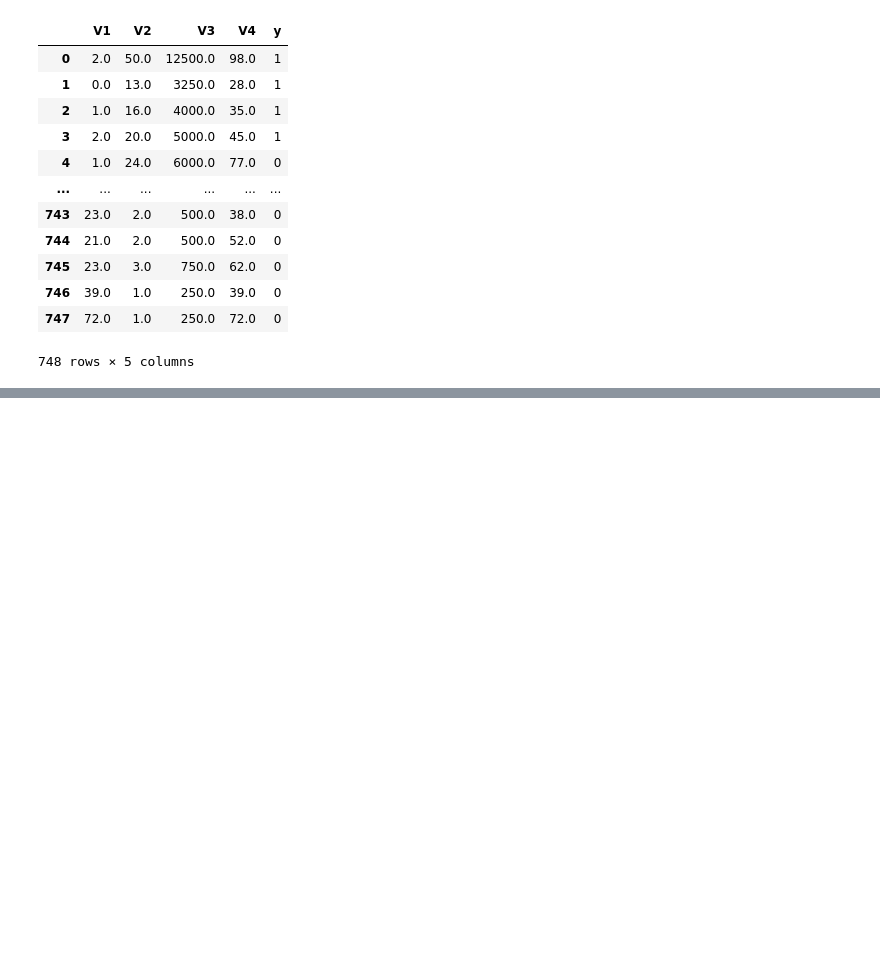
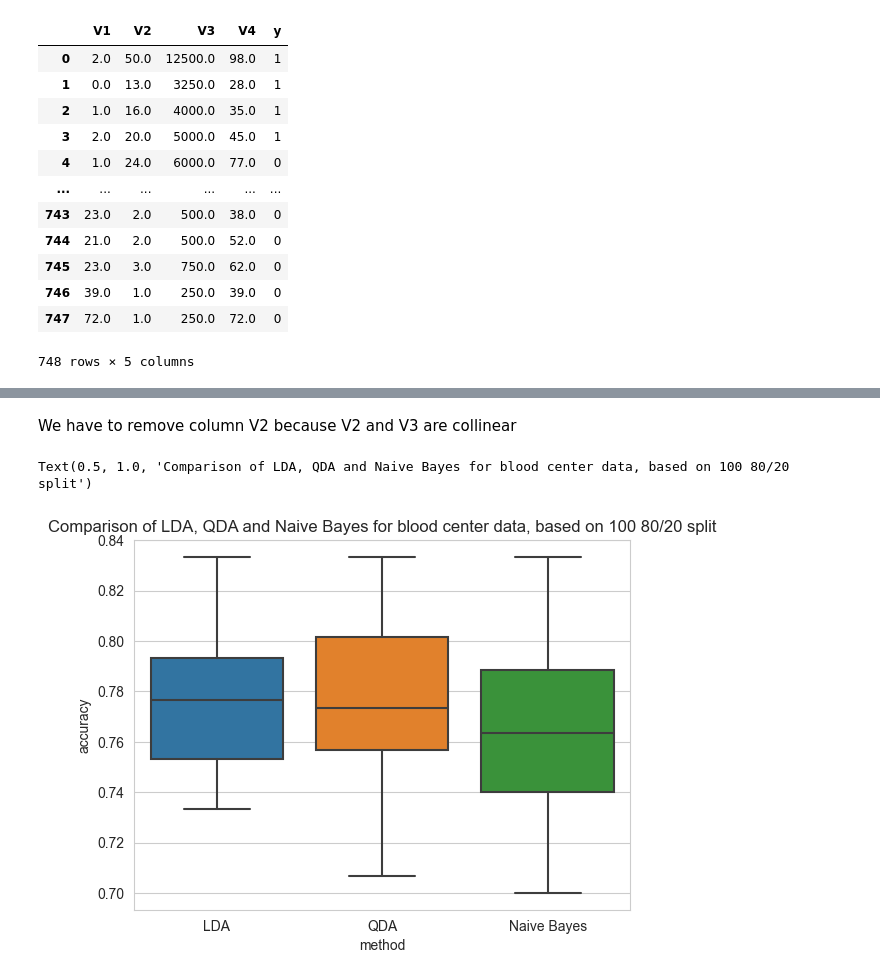
Before and after one commit to nizwant/adv_ml_labs, a Jupyter notebook: adv_ml.ipynb, the cells around one changed output, grey strips where cells are left out. Drawn from its saved outputs; the diff is of its cells as text; code cells hidden in the pictures; blank space fills up the shorter version.

```diff
--- a/adv_ml.ipynb
+++ b/adv_ml.ipynb
@@ -531,0 +585,9 @@ eeg
+# %%
+# parameters
+methods = {'LDA': LDA(), 'QDA': QDA(), 'Naive Bayes': NB()}
+repetitions = 10
+
+data_frame = compare_methods(eeg, repetitions, methods)
+sns.set_style("whitegrid")
+sns.boxplot(x = 'method', y = 'accuracy', data = data_frame)
+plt.title('Comparison of LDA, QDA and Naive Bayes for eeg data, based on 100 80/20 split')
@@ -558,0 +633,16 @@ blood
+# %% [markdown]
+We have to remove column V2 because V2 and V3 are collinear
+# %%
+blood = blood.drop(columns='V2')
+# %%
+# parameters
+methods = {'LDA': LDA(), 'QDA': QDA(), 'Naive Bayes': NB()}
+repetitions = 20
+
+data_frame = compare_methods(blood, repetitions, methods)
+sns.set_style("whitegrid")
+sns.boxplot(x = 'method', y = 'accuracy', data = data_frame)
+plt.title('Comparison of LDA, QDA and Naive Bayes for blood center data, based on 100 80/20 split')
+# %% [output]
+Text(0.5, 1.0, 'Comparison of LDA, QDA and Naive Bayes for blood center data, based on 100 80/20 split')
+[figure, added]
```
Also changed, not shown: parts of 9 cells of this notebook, 1 other file.
